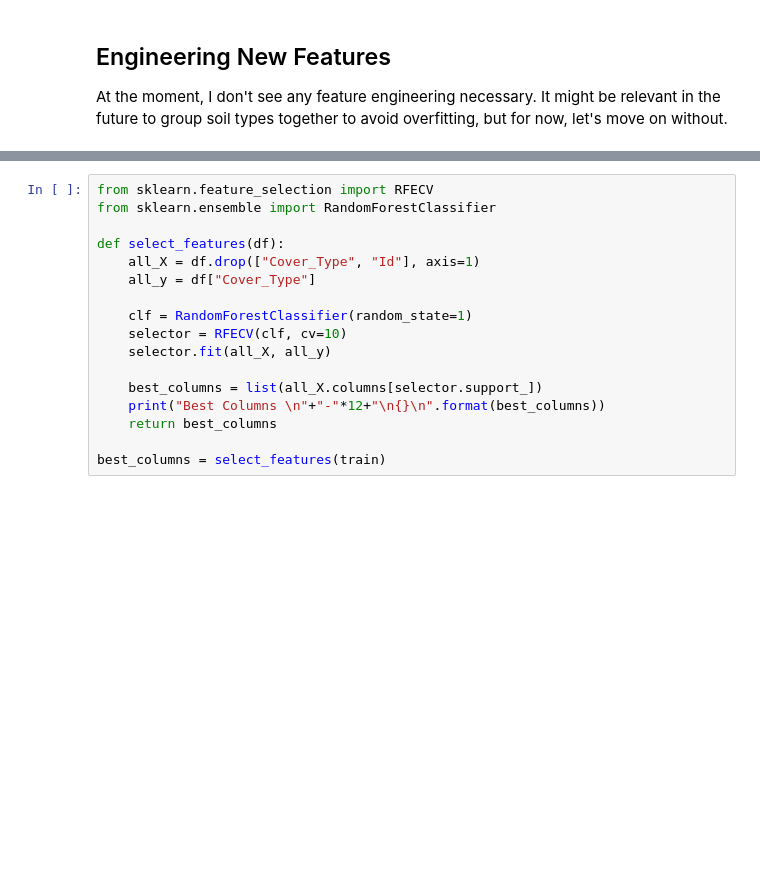
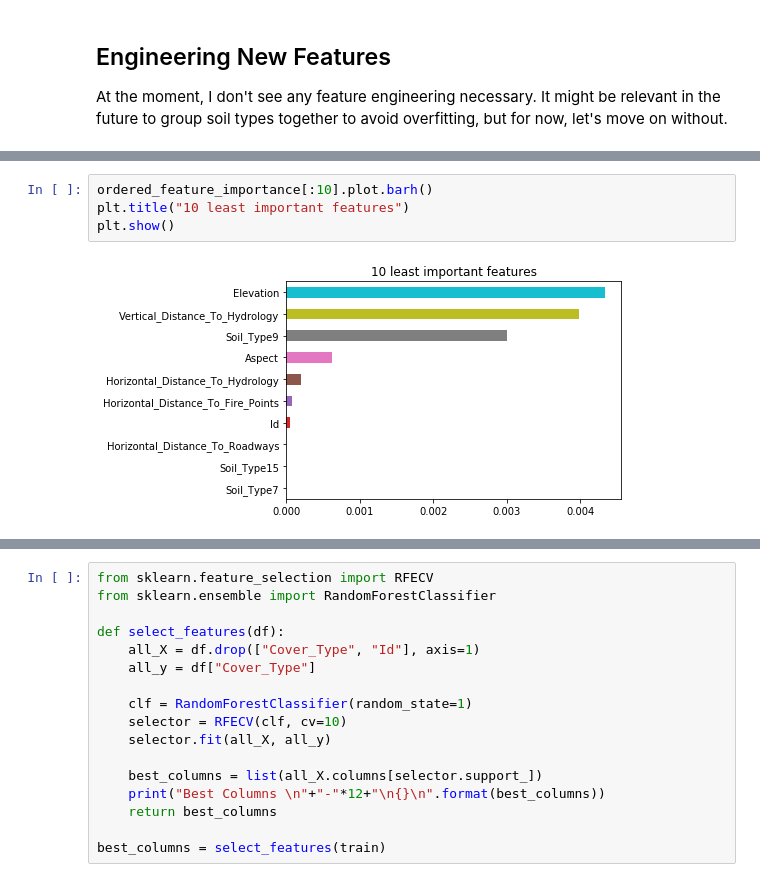
Before and after one commit to biglovisa/women-data-science-projects, a Jupyter notebook: notebooks/forest_cover_type-sophie.ipynb, the cells around one changed output, grey strips where cells are left out. Saved outputs shown, nothing was run; the diff lists cells and outputs as text; blank space fills up the shorter version.

```diff
--- a/notebooks/forest_cover_type-sophie.ipynb
+++ b/notebooks/forest_cover_type-sophie.ipynb
@@ -267,0 +384,6 @@ At the moment, I don't see any feature engineering necessary. It might be releva
+# %%
+ordered_feature_importance[:10].plot.barh()
+plt.title("10 least important features")
+plt.show()
+# %% [output]
+[figure, added]
```
Also changed, not shown: parts of 31 cells of this notebook.
